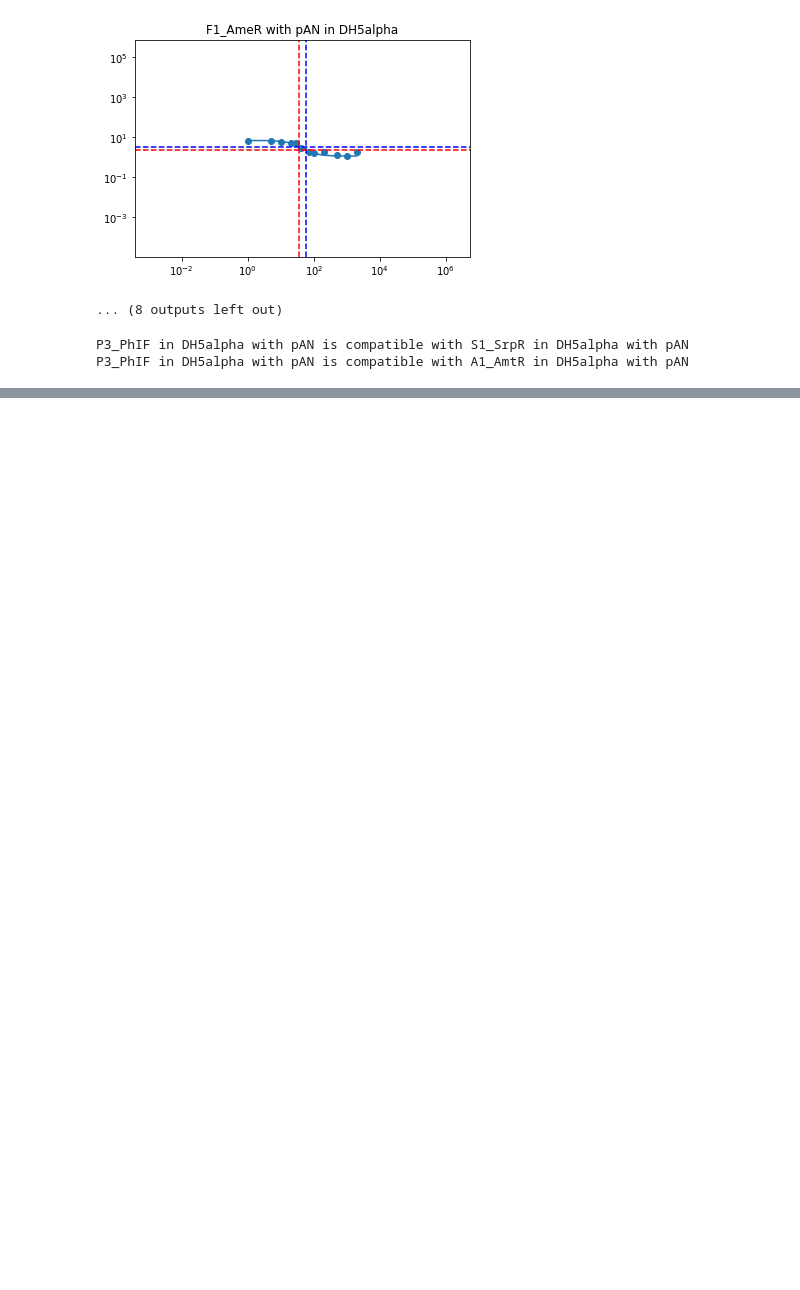
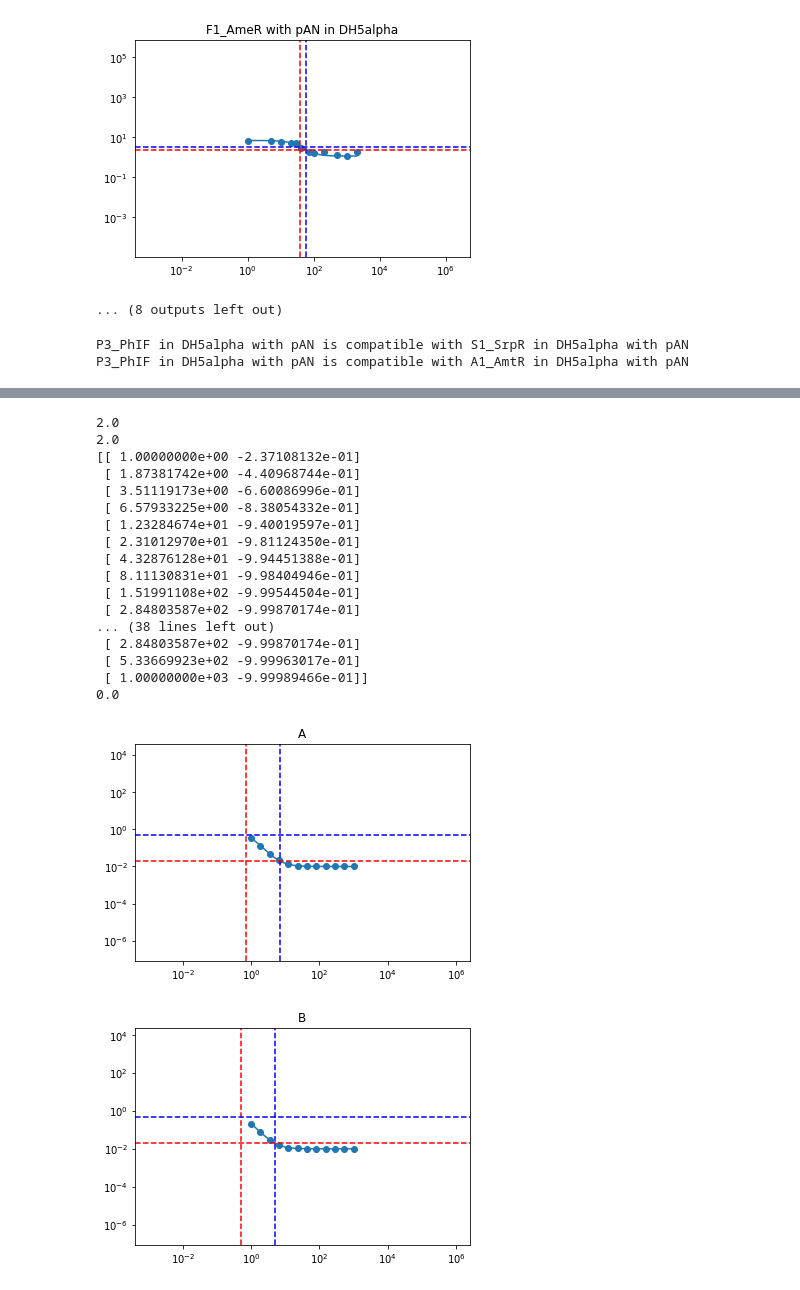
Before and after one commit to lgrozinger/pyolin, a Jupyter notebook: notebooks/compatibility-cross-context.ipynb, the cells around one changed output, grey strips where cells are left out. Drawn from its saved outputs; the diff is of its cells as text; code cells hidden in the pictures; blank space fills up the shorter version.

```diff
--- a/notebooks/compatibility-cross-context.ipynb
+++ b/notebooks/compatibility-cross-context.ipynb
@@ -281,0 +329,41 @@ P3_PhIF in DH5alpha with pAN is compatible with A1_AmtR in DH5alpha with pAN
+# %%
+import pyolin
+from pyolin.utils import hill_lambda
+from pyolin.utils import similarity
+import numpy
+
+def fake_gate(ymin, ymax, k, n, name):
+    xs = numpy.logspace(0.0, 3.0, 12)
+    h = hill_lambda(ymin, ymax, k, n)
+    ys = [h(x) for x in xs]
+    fake = Gate(name, xs, ys)
+    fake._params = {"ymin": ymin, "ymax": ymax, "K": k, "n": n}
+    return fake
+
+gateA = fake_gate(0.01, 1.0, 0.7, 2, 'A')
+gateB = fake_gate(0.01, 1.0, 0.5, 2, 'B')
+
+print(similarity(gateA, gateB))
+print(similarity(gateA, gateA))
+gateA.quickplot
+gateB.quickplot;
+# %% [output]
+2.0
+2.0
+[[ 1.00000000e+00 -2.37108132e-01]
+ [ 1.87381742e+00 -4.40968744e-01]
+ [ 3.51119173e+00 -6.60086996e-01]
+ [ 6.57933225e+00 -8.38054332e-01]
+ [ 1.23284674e+01 -9.40019597e-01]
+ [ 2.31012970e+01 -9.81124350e-01]
+ [ 4.32876128e+01 -9.94451388e-01]
+ [ 8.11130831e+01 -9.98404946e-01]
+ [ 1.51991108e+02 -9.99544504e-01]
+ [ 2.84803587e+02 -9.99870174e-01]
+... (38 lines left out)
+ [ 2.84803587e+02 -9.99870174e-01]
+ [ 5.33669923e+02 -9.99963017e-01]
+ [ 1.00000000e+03 -9.99989466e-01]]
+0.0
+[figure, added]
+[figure, added]
```
Also changed, not shown: parts of 7 cells of this notebook, 7 other files.
